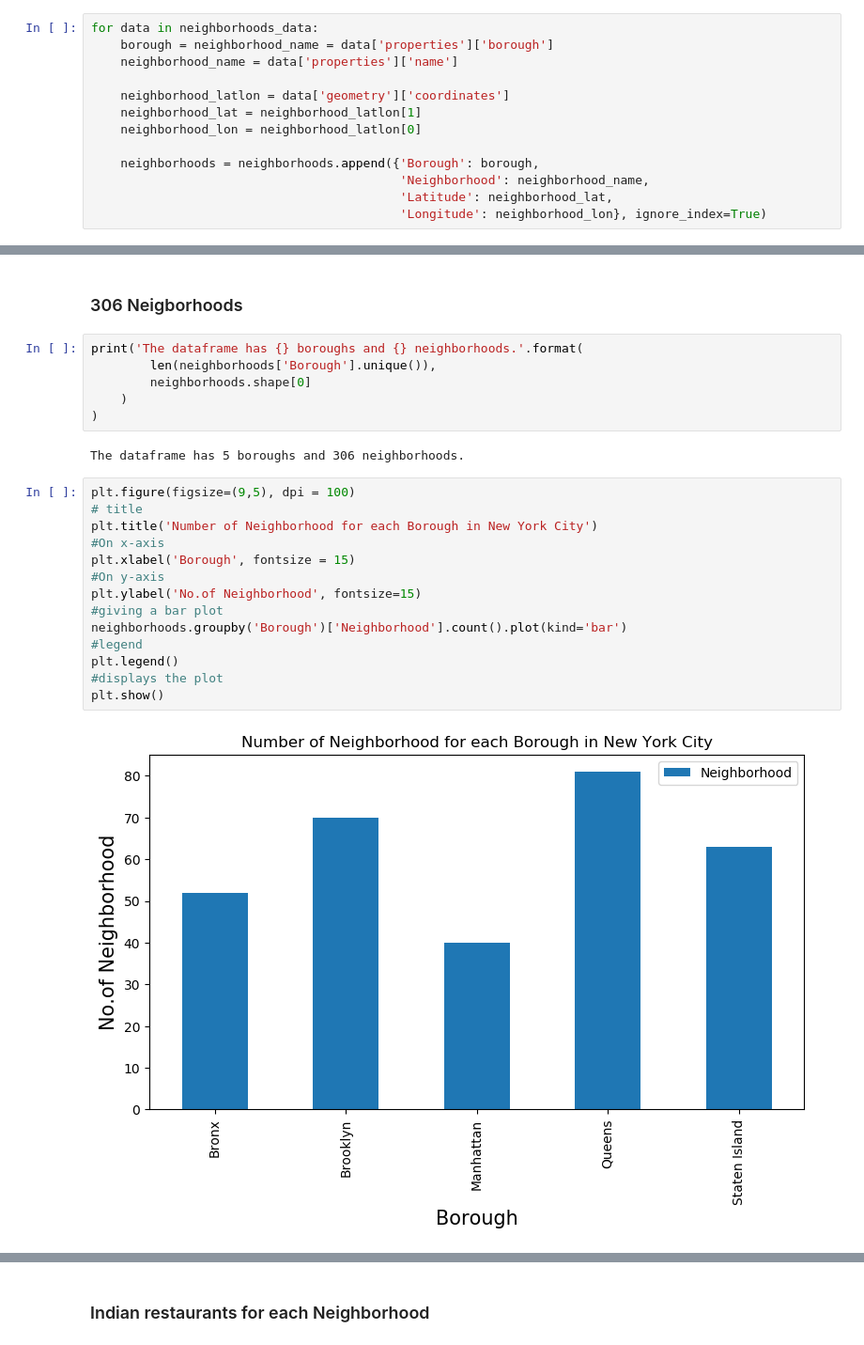
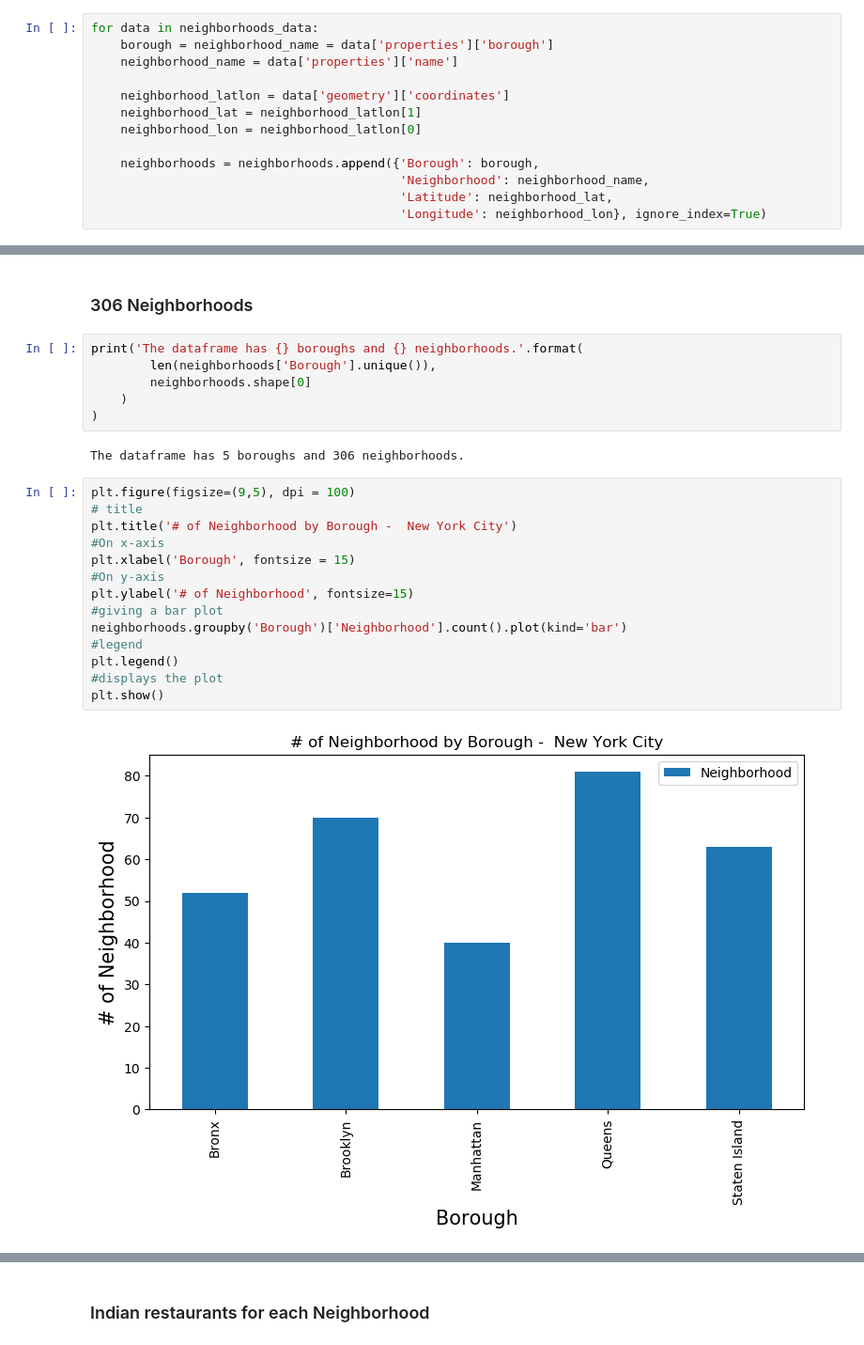
Before and after one commit to shobhark1/Coursera-Capstone, a Jupyter notebook: Battle of Neighborhoods Final.ipynb, the cells around one changed output, grey strips where cells are left out. Shown at 94% size. Cells and saved outputs as stored; diff of their text form.

```diff
--- a/Battle of Neighborhoods Final.ipynb
+++ b/Battle of Neighborhoods Final.ipynb
@@ -162,5 +200,5 @@ for data in neighborhoods_data:
 # %% [markdown]
-### 306 Neigborhoods
+### 306 Neighborhoods
 # %%
 print('The dataframe has {} boroughs and {} neighborhoods.'.format(
         len(neighborhoods['Borough'].unique()),
@@ -172,17 +210,17 @@ The dataframe has 5 boroughs and 306 neighborhoods.
 # %%
 plt.figure(figsize=(9,5), dpi = 100)
 # title
-plt.title('Number of Neighborhood for each Borough in New York City')
+plt.title('# of Neighborhood by Borough -  New York City')
 #On x-axis
 plt.xlabel('Borough', fontsize = 15)
 #On y-axis
-plt.ylabel('No.of Neighborhood', fontsize=15)
+plt.ylabel('# of Neighborhood', fontsize=15)
 #giving a bar plot
 neighborhoods.groupby('Borough')['Neighborhood'].count().plot(kind='bar')
 #legend
 plt.legend()
 #displays the plot
 plt.show()
 # %% [output]
-[figure, old version]
+[figure, new version]
 # %% [markdown]
```
Also changed, not shown: parts of 71 cells of this notebook, 7 other files.
